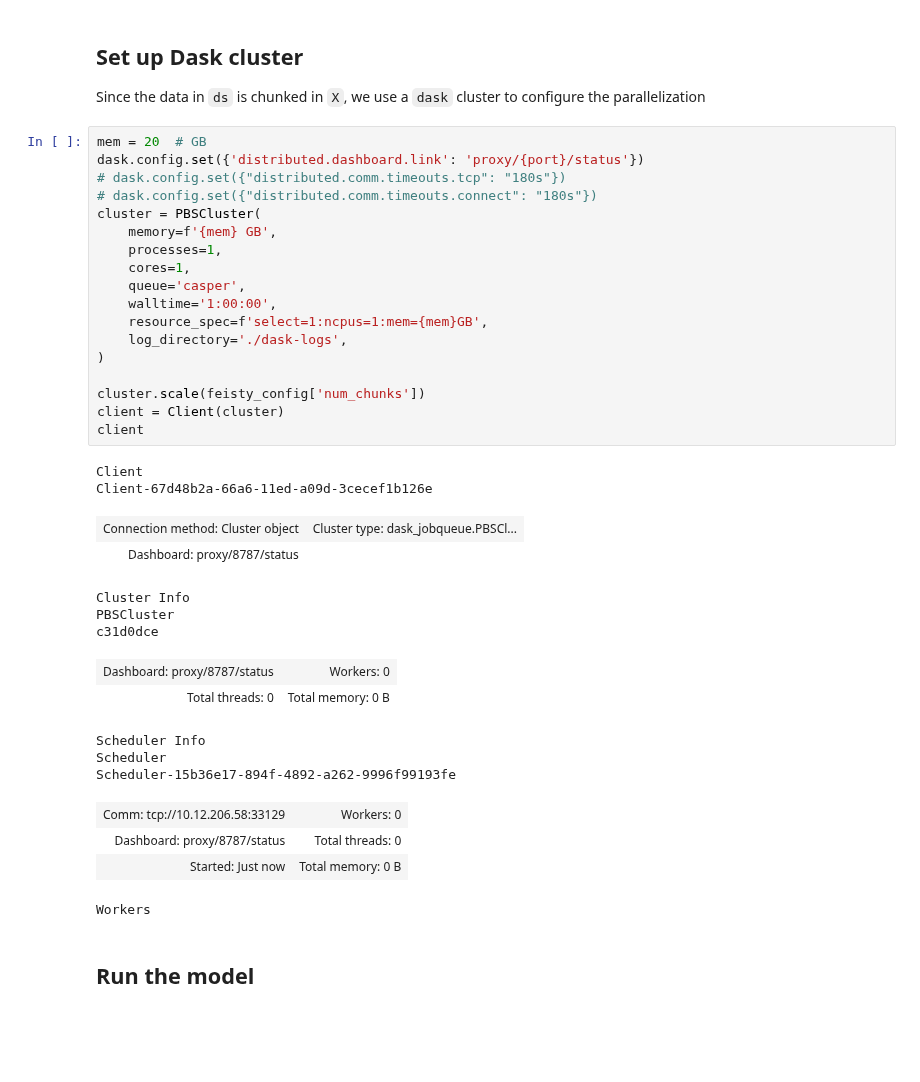
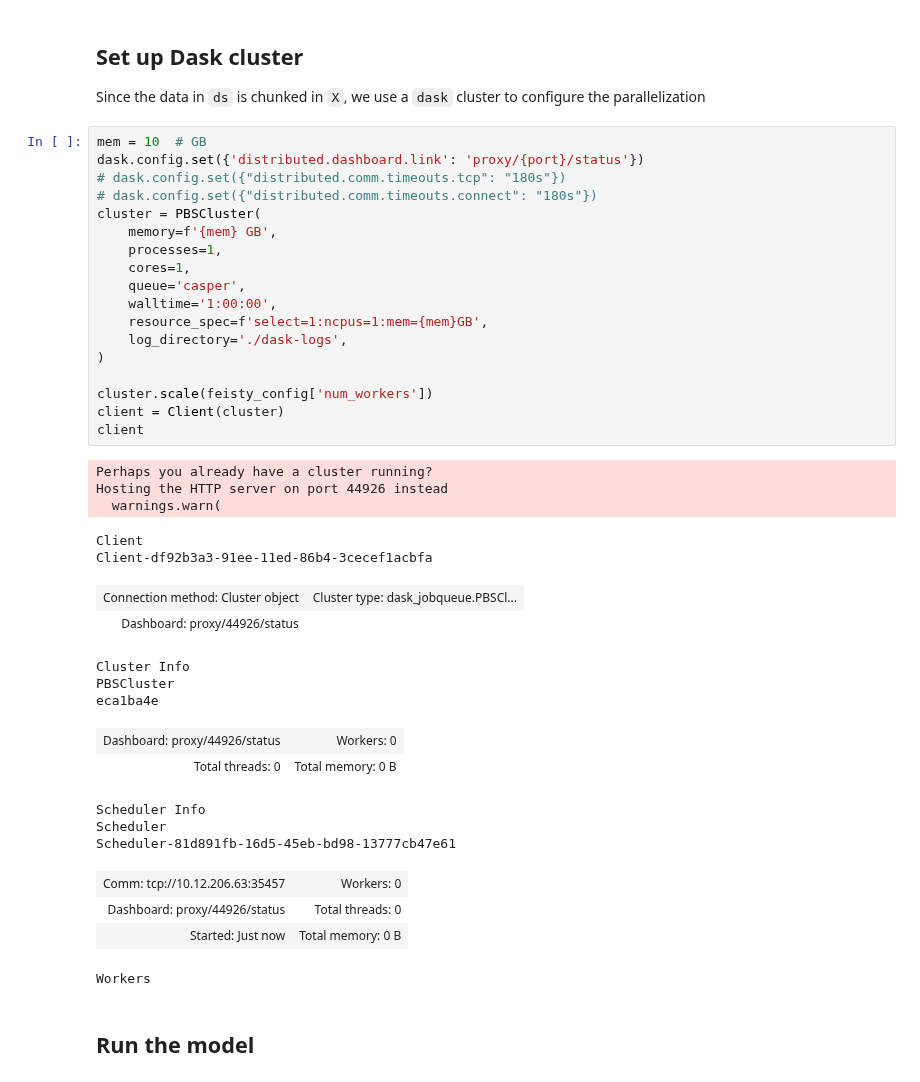
Before and after one commit to marbl-ecosys/feisty, a Jupyter notebook: examples/Multiple Forcing Files.ipynb, the cells around one changed output. Cells and saved outputs as stored; diff of their text form; blank space fills up the shorter version.

```diff
--- a/examples/Multiple Forcing Files.ipynb
+++ b/examples/Multiple Forcing Files.ipynb
@@ -71,39 +77,42 @@ Attributes: (0)
 
 Since the data in `ds` is chunked in `X`, we use a `dask` cluster to configure the parallelization
 # %%
-mem = 20  # GB
+mem = 10  # GB
 dask.config.set({'distributed.dashboard.link': 'proxy/{port}/status'})
 # dask.config.set({"distributed.comm.timeouts.tcp": "180s"})
 # dask.config.set({"distributed.comm.timeouts.connect": "180s"})
 cluster = PBSCluster(
     memory=f'{mem} GB',
     processes=1,
     cores=1,
     queue='casper',
     walltime='1:00:00',
     resource_spec=f'select=1:ncpus=1:mem={mem}GB',
     log_directory='./dask-logs',
 )
 
-cluster.scale(feisty_config['num_chunks'])
+cluster.scale(feisty_config['num_workers'])
 client = Client(cluster)
 client
 # %% [output]
-Client
-Client-67d48b2a-66a6-11ed-a09d-3cecef1b126e
+Perhaps you already have a cluster running?
+Hosting the HTTP server on port 44926 instead
+  warnings.warn(
+Client
+Client-df92b3a3-91ee-11ed-86b4-3cecef1acbfa
 | Connection method: Cluster object | Cluster type: dask_jobqueue.PBSCl... |
-| Dashboard: proxy/8787/status |  |
+| Dashboard: proxy/44926/status |  |
-Cluster Info
-PBSCluster
-c31d0dce
+Cluster Info
+PBSCluster
+eca1ba4e
-| Dashboard: proxy/8787/status | Workers: 0 |
+| Dashboard: proxy/44926/status | Workers: 0 |
 | Total threads: 0 | Total memory: 0 B |
-Scheduler Info
-Scheduler
-Scheduler-15b36e17-894f-4892-a262-9996f99193fe
+Scheduler Info
+Scheduler
+Scheduler-81d891fb-16d5-45eb-bd98-13777cb47e61
-| Comm: tcp://10.12.206.58:33129 | Workers: 0 |
-| Dashboard: proxy/8787/status | Total threads: 0 |
+| Comm: tcp://10.12.206.63:35457 | Workers: 0 |
+| Dashboard: proxy/44926/status | Total threads: 0 |
 | Started: Just now | Total memory: 0 B |
-Workers
+Workers
 # %% [markdown]
 ## Run the model
```
Also changed, not shown: parts of 12 cells of this notebook, 17 other files.
